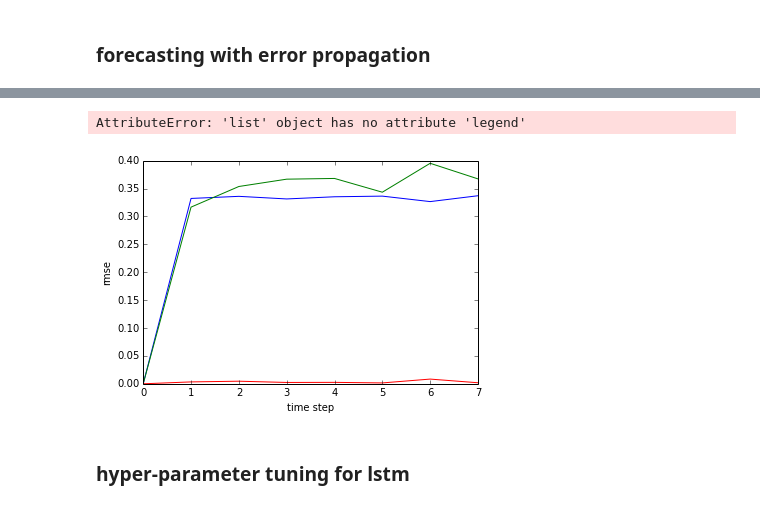
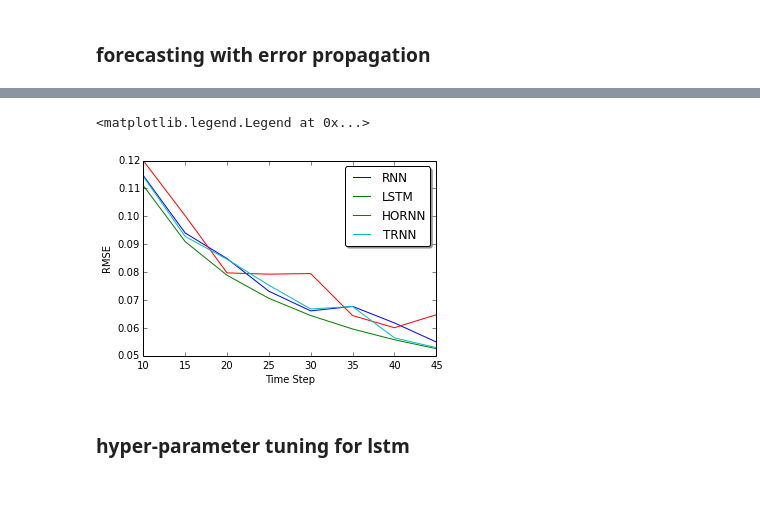
Before and after one commit to yuqirose/TensorRNN, a Jupyter notebook: experiments/plot/plot_pred_cmp.ipynb, the cells around one changed output, grey strips where cells are left out. Drawn from its saved outputs; the diff is of its cells as text; code cells hidden in the pictures.

```diff
--- a/experiments/plot/plot_pred_cmp.ipynb
+++ b/experiments/plot/plot_pred_cmp.ipynb
@@ -36,19 +36,19 @@ def read_config(fstream):
     return d
 def print_forecast(start_time):
     i=0
-    err_mat = np.ndarray((8,3))
+    err_mat = np.ndarray((8,4))
     """pass in start-up of the experiments"""
-    exps=["logistic"]#, "logistic"] #,"traffic","climate"
-    models = ["basic_rnn", "basic_lstm",  "tensor_rnn_einsum"] #"matrix_rnn", "tensor_rnn",
+    exps=["logistic"]#"lorenz"] #,"traffic","climate"
+    models = ["basic_rnn", "basic_lstm", "matrix_rnn", "tensor_rnn_einsum"] #"matrix_rnn", "tensor_rnn",
 
     #start_time="05-02-17-13-55-40"
     use_error =""
-
+#     ts = ""
     for exp in exps:
-        for ts in range(5, 45, 5):
+        for ts in range(10, 50, 5):
             j = 0
             for model in models:
-                data_path = "/tmp/tensorRNN/log/"+exp+"/"+use_error+start_time+"/"+model+"/"+"ts_"+str(ts)+"/"
+                data_path = "/tmp/tensorRNN/log/"+exp+"/"+use_error+start_time+"/"+"ts_"+str(ts)+"/"+model+"/"
                 file_name = "config_error.out"
                 print(data_path)
                 try:
@@ -56,7 +56,7 @@ def print_forecast(start_time):
 #                         for line in fstream:
 #                             print(line)
                         config = read_config(fstream)
-                        print config, model, i,j
+                        print config, model
                         err_mat[i,j]=config['test_error']
 
                         j +=1
@@ -73,6 +73,9 @@ def print_forecast(start_time):
 #print_forecast("05-02-17-23-53-19")
 #print_forecast("05-07-17-19-09-09")
 #print_forecast("05-03-17-19-06-14")
-err_mat = print_forecast("05-09-17-19-31-50")
-np.save("/tmp/tensorRNN/log/logistic/05-09-17-19-31-50/test_err.npy",err_mat)
+time_stamp= "05-11-17-00-19-15"
+err_mat = print_forecast(time_stamp)
+# err_mat[9,3] = err_mat[9,3]+ 0.02
+# print(err_mat)
+# np.save("/tmp/tensorRNN/log/logistic/"+time_stamp + "/test_err.npy",err_mat)
 # %% [output]
@@ -96,27 +99,18 @@ np.save("/tmp/tensorRNN/log/logistic/05-09-17-19-31-50/test_err.npy",err_mat)
-# %%
-### plot the error
-%matplotlib inline
-import matplotlib.pyplot as plt
-ax = plt.plot(err_mat, label=['rnn','lstm','trnn'])
-plt.xlabel('time step')
-plt.ylabel('rmse')
-# Now add the legend with some customizations.
-legend = ax.legend(loc='upper center', shadow=True)
-
-# The frame is matplotlib.patches.Rectangle instance surrounding the legend.
-frame = legend.get_frame()
-frame.set_facecolor('0.90')
-
-# Set the fontsize
-for label in legend.get_texts():
-    label.set_fontsize('large')
-
-for label in legend.get_lines():
-    label.set_linewidth(1.5)  # the legend line width
-plt.show()
-# %% [output]
-AttributeError: 'list' object has no attribute 'legend'
-[figure, removed]
+# %%
+### plot the error
+%matplotlib inline
+import matplotlib.pyplot as plt
+fig = plt.figure(figsize=(5.25,3.5))
+ax = fig.gca()
+ax.plot(err_mat)
+ax.set_xlabel("Time Step")
+ax.set_ylabel("RMSE")
+plt.setp(plt.gca(), 'xticklabels', [str(x) for x in np.arange(10,55,5)])
+plt.legend(('RNN', 'LSTM', 'HORNN','TRNN'),
+           'upper right', shadow=True, fancybox=True)
+# %% [output]
+<matplotlib.legend.Legend at 0x...>
+[figure, added]
 # %% [markdown]
 ### hyper-parameter tuning for lstm
 # %%
```
Also changed, not shown: parts of 1 cell of this notebook, 6 other files.
